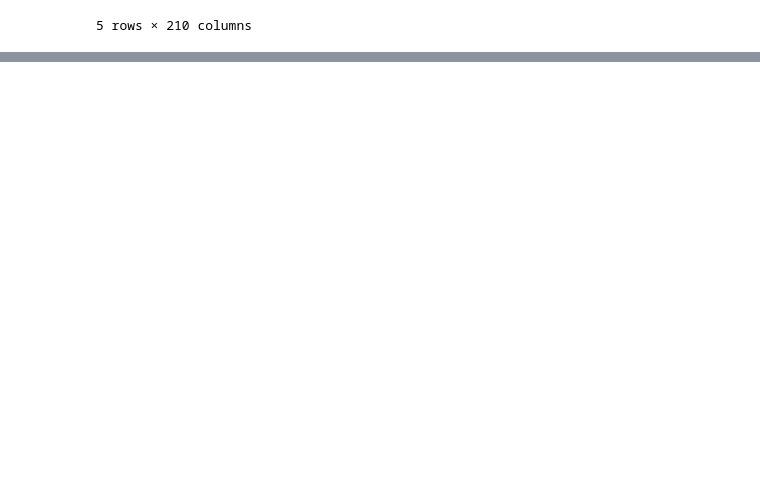
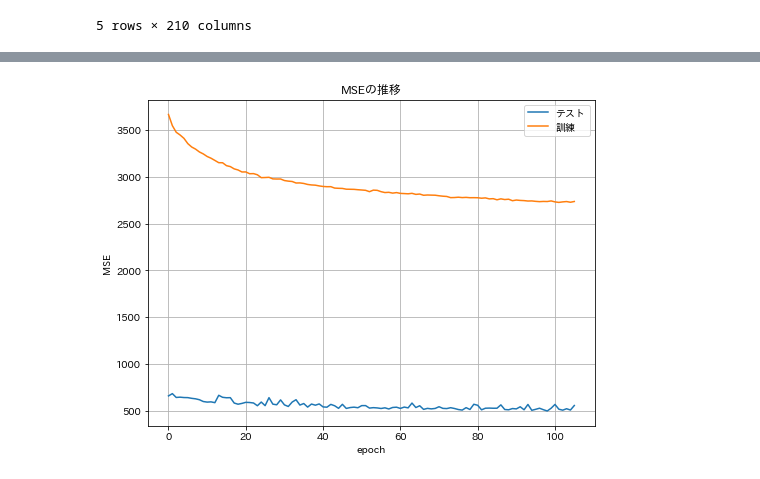
Before and after one commit to Babmuclr/ffbrain, a Jupyter notebook: lambda_max/src/baseline.ipynb, the cells around one changed output, grey strips where cells are left out. Cells and saved outputs as stored; diff of their text form; code cells hidden in the pictures; blank space fills up the shorter version.

```diff
--- a/lambda_max/src/baseline.ipynb
+++ b/lambda_max/src/baseline.ipynb
@@ -48,0 +116,15 @@ Wall time: 3.1 µs
+# %%
+y_train = torch.FloatTensor(y_train)
+y_test = torch.FloatTensor(y_test)
+# y_val = torch.FloatTensor(y_val)
+# %%
+train_dataset = torch.utils.data.TensorDataset(X_train, y_train)
+test_dataset = torch.utils.data.TensorDataset(X_test,y_test)
+# val_dataset = torch.utils.data.TensorDataset(X_val,y_val)
+# %%
+train_loader = torch.utils.data.DataLoader(train_dataset, batch_size=32, shuffle=True)
+test_loader = torch.utils.data.DataLoader(test_dataset, batch_size=32, shuffle=True)
+# val_loader = torch.utils.data.DataLoader(val_dataset, batch_size=32, shuffle=True)
+# %%
+device = torch.device("cuda:1" if torch.cuda.is_available() else 'cpu')
+print("GPUを使っているかどうか？    {}".format(torch.cuda.is_available()))
@@ -48,0 +208,11 @@ Wall time: 3.1 µs
+# %%
+fig, ax = plt.subplots(figsize=(8,6))
+ax.plot(range(len(scores)-1), scores[1:], label="テスト")
+ax.plot(range(len(scores)-1), losses[1:], label="訓練")
+ax.set_xlabel("epoch")
+ax.set_ylabel("MSE")
+ax.set_title("MSEの推移")
+ax.legend()
+ax.grid()
+# %% [output]
+[figure, added]
```
Also changed, not shown: parts of 15 cells of this notebook, 4 other files.
